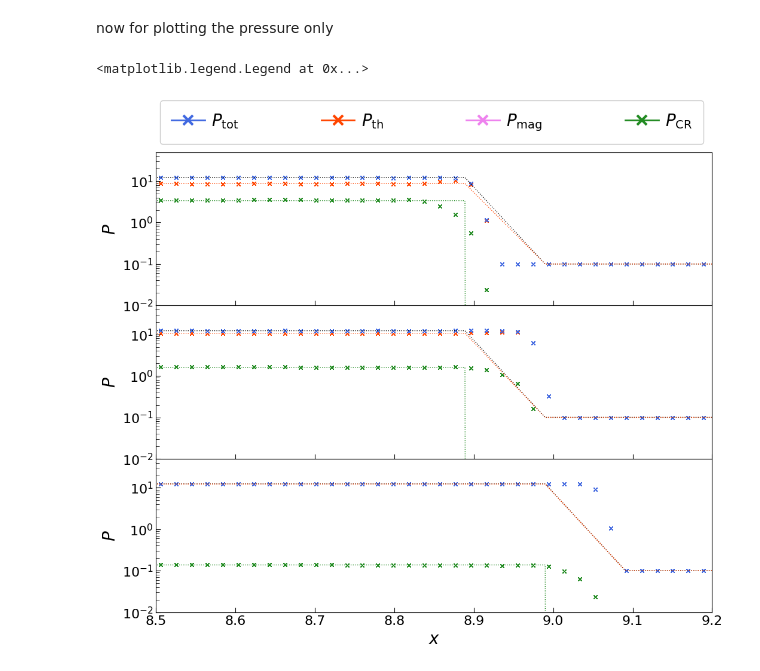
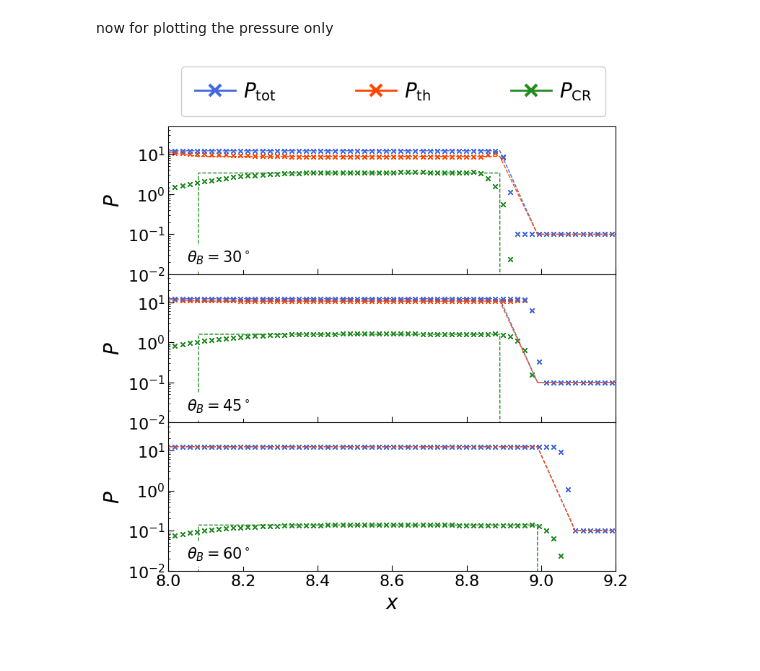
Before and after one commit to kwat0308/crbowshock_analysis_tools, a Jupyter notebook: calculate_sod_tests/plot_sod_mgob.ipynb, the cells around one changed output. Cells and saved outputs as stored; diff of their text form; code cells hidden in the pictures.

Commit message:
improved on plot for mgob pres

```diff
--- a/calculate_sod_tests/plot_sod_mgob.ipynb
+++ b/calculate_sod_tests/plot_sod_mgob.ipynb
@@ -233,17 +233,6 @@ pres_handles = [
                 markersize=12,
                 alpha=1.0,
                 label=r"$P_\mathrm{th}$"),
-    mlines.Line2D([0], [0],
-                mec=pres_colors[2],
-                mfc=pres_colors[2],
-                marker="x",
-                ls = "-",
-                color=pres_colors[2],
-                lw=2.0,
-                mew=3.0,
-                markersize=12,
-                alpha=1.0,
-                label=r"$P_\mathrm{mag}$"),
 
     mlines.Line2D([0], [0],
                 mec=pres_colors[3],
@@ -266,7 +255,7 @@ marker_sizes = [3.0, 6.0]
 region_filters = [1, 1]
 # %%
 
-fig = plt.figure(figsize=(12,10))
+fig = plt.figure(figsize=(8,8))
 gs = fig.add_gridspec( len(thetaBs), hspace=0, wspace=0.25)
 
 axs = gs.subplots(sharex=False, sharey=False)
@@ -283,51 +272,50 @@ for i, thetaB in enumerate(thetaBs):
     axs[i].plot(sim_xcoords_arr[i], pcr_arr, ls="", lw=1.0,marker="x", color=pres_colors[3],ms=5.0, label=r"$P_\mathrm{CR}$", rasterized=True)
 
     # plot analytical solution
-    axs[i].plot(xthr_arr+ xmid, sim_params_thr_arr[i,2,:], ls=":", lw=1.0, color="k", rasterized=True)
-    axs[i].plot(xthr_arr+ xmid, sim_params_pres_arr[i,0,:], ls=":", lw=1.0, color=pres_colors[1], rasterized=True)
-    axs[i].plot(xthr_arr+ xmid, sim_params_pres_arr[i,1,:], ls=":", lw=1.0, color=pres_colors[3], rasterized=True)
+    axs[i].plot(xthr_arr+ xmid, sim_params_thr_arr[i,2,:], ls="--", lw=1.0, color=pres_colors[0], rasterized=True)
+    axs[i].plot(xthr_arr+ xmid, sim_params_pres_arr[i,0,:], ls="--", lw=1.0, color=pres_colors[1], rasterized=True)
+    axs[i].plot(xthr_arr+ xmid, sim_params_pres_arr[i,1,:], ls="--", lw=1.0, color=pres_colors[3], rasterized=True)
 
     # limits
-    axs[i].set_xlim((8.5, 9.2))
+    axs[i].set_xlim((8., 9.2))
     axs[i].set_ylim((1e-2, 50))
 
-    axs[i].annotate(rf"$\theta_B = {thetaB}^\circ$", xy=(7.65, 5e-9), fontsize=15)
+    axs[i].annotate(rf"$\theta_B = {thetaB}^\circ$", xy=(8.05, 2e-2), fontsize=15, bbox=dict(facecolor='white', edgecolor='none'))
 
     # external configurations
     # axs[i].label_outer()   # to ignore labels inside
 
     # x
     if i == len(thetaBs) - 1:
         axs[i].set_xlabel("$x$", fontsize=20)
         axs[i].tick_params(axis='x', direction="in", which='major', size=6, labelsize=16)
         axs[i].tick_params(axis='x', direction="in", which='minor', size=4, labelsize=14)
     else:
         # axs[i].set_xlabel("", fontsize=18)
         axs[i].tick_params(axis='x', direction="in", which='major', size=6, labelsize=0)
         axs[i].tick_params(axis='x', direction="in", which='minor', size=4, labelsize=0)
 
     # y
     axs[i].set_ylabel(r"$P$", fontsize=20)
     axs[i].set_yscale("log")
-    # axs[i].set_yticks([1e-9, 1e-5, 1e-1], labels=["$10^{-9}$", "$10^{-5}$", "$10^{-1}$"])
+    # axs[i].set_yticks([1e-1, 1e-0, 1e-1], labels=["$10^{-9}$", "$10^{-5}$", "$10^{-1}$"])
     # axs[i].set_yticks([1e-7, 1e-3], labels=[], minor=True)
 
     # if j == 0:
     #     axs[i].set_yticks([0.0, 0.5, 1.0], labels=[0.0, 0.5, 1.0])
     #     axs[i].set_yticks([0.25, 0.75], labels=[], minor=True)
     #     # axs[i].set_yticklabels([0.0, 0.25, 0.5, 0.75, 1.0], minor=True)
     # elif j == 1:
     #     axs[i].set_yscale("log")
     #     axs[i].set_yticks([1e-9, 1e-5, 1e-1], labels=["$10^{-9}$", "$10^{-5}$", "$10^{-1}$"])
     #     axs[i].set_yticks([1e-7, 1e-3], labels=[], minor=True)
 
 
     axs[i].tick_params(axis='y', direction="in", which='major', size=6, labelsize=16)
-    axs[i].tick_params(axis='y', direction="in", which='minor', size=4, labelsize=14)
+    axs[i].tick_params(axis='y', direction="in", which='minor', size=2, labelsize=14)
 
-fig.legend(handles=pres_handles, bbox_to_anchor=(0.9, 0.98), ncols=4, fontsize=20, framealpha=1.0, columnspacing=5.0, borderpad=0.7, borderaxespad=0.5, labelspacing=0.5, handletextpad=0.4)
+fig.legend(handles=pres_handles, bbox_to_anchor=(0.9, 1.0), ncols=4, fontsize=20, framealpha=1.0, columnspacing=4.0, borderpad=0.7, borderaxespad=0.5, labelspacing=0.5, handletextpad=0.4)
 
-# fig.savefig(os.path.join("/home/watanabe/Projects/figures/briowu", "pres_plot.pdf"), dpi=300, bbox_inches="tight")
+# fig.savefig(os.path.join("/home/watanabe/Projects/meerkat_bowshocks/figures/sod_crinj", "sod_mgob_pres.pdf"), dpi=300, bbox_inches="tight")
 # %% [output]
-<matplotlib.legend.Legend at 0x...>
-[figure, old version]
+[figure, new version]
```
